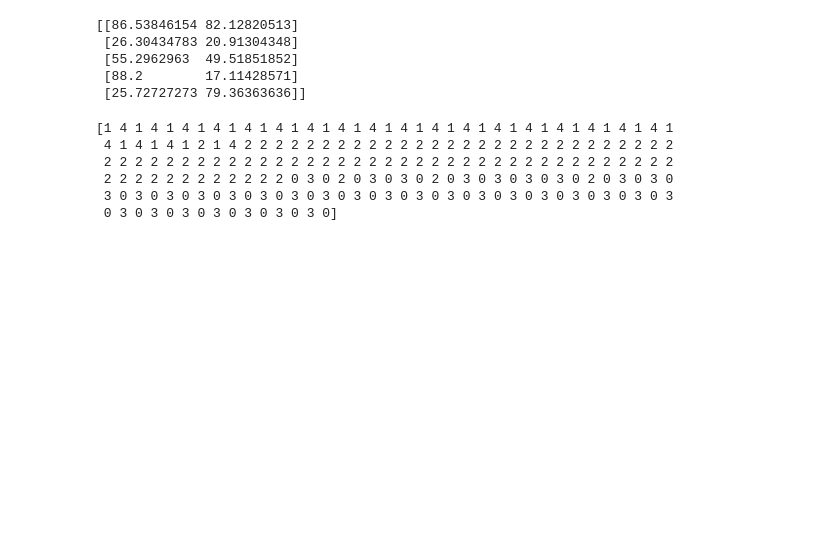
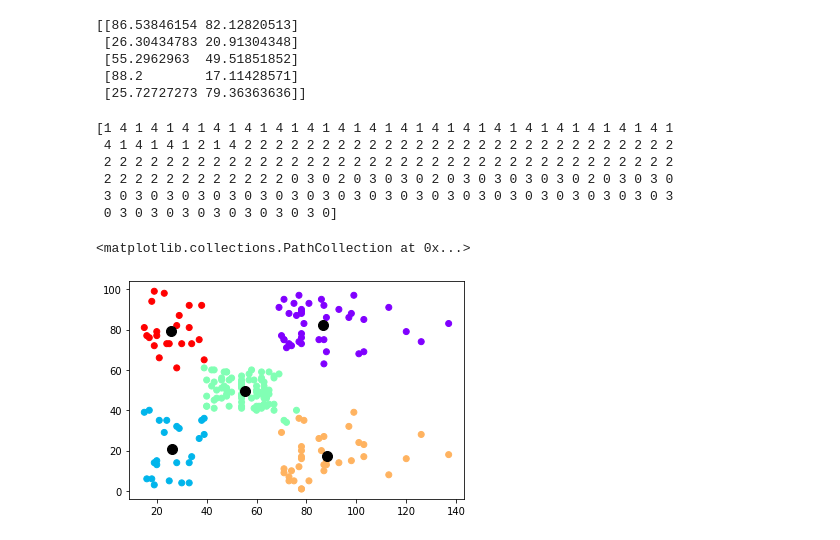
Before and after one commit to ArshAhmadDogar/Sklearn-Specialization, a Jupyter notebook: Clustering/Customer_Segmentation_Clustering.ipynb, the cells around one changed output. Drawn from its saved outputs; the diff is of its cells as text; code cells hidden in the pictures; blank space fills up the shorter version.

```diff
--- a/Clustering/Customer_Segmentation_Clustering.ipynb
+++ b/Clustering/Customer_Segmentation_Clustering.ipynb
@@ -85,3 +85,12 @@ print(km_model.labels_)
  2 2 2 2 2 2 2 2 2 2 2 2 0 3 0 2 0 3 0 3 0 2 0 3 0 3 0 3 0 3 0 2 0 3 0 3 0
  3 0 3 0 3 0 3 0 3 0 3 0 3 0 3 0 3 0 3 0 3 0 3 0 3 0 3 0 3 0 3 0 3 0 3 0 3
  0 3 0 3 0 3 0 3 0 3 0 3 0 3 0]
+# %%
+#plot the centers
+plt.scatter(df_filt.values[:,0],df_filt.values[:,1],c=km_model.labels_,cmap="rainbow")
+
+#plot the centers
+plt.scatter(km_model.cluster_centers_[:,0],km_model.cluster_centers_[:,1],s=100,c='black')
+# %% [output]
+<matplotlib.collections.PathCollection at 0x...>
+[figure, added]
```
Also changed, not shown: parts of 9 cells of this notebook, 14 other files.
